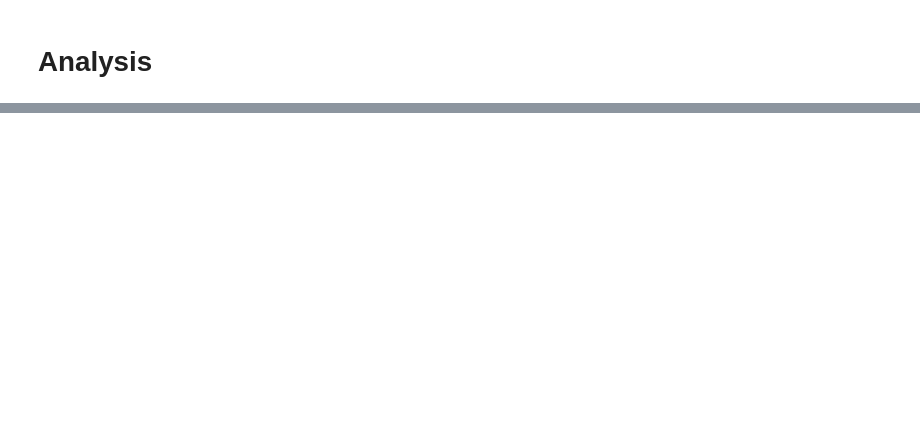
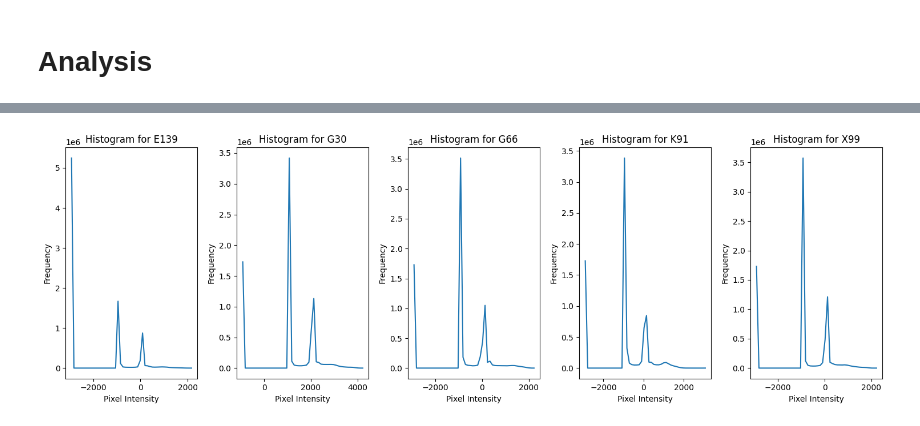
Before and after one commit to Charlie5545/data-specialist-challenge, a Jupyter notebook: Carlos_Gil_Data_Specialist_Methinks_Challenge.ipynb, the cells around one changed output, grey strips where cells are left out. Saved outputs shown, nothing was run; the diff lists cells and outputs as text; code cells hidden in the pictures; blank space fills up the shorter version.

```diff
--- a/Carlos_Gil_Data_Specialist_Methinks_Challenge.ipynb
+++ b/Carlos_Gil_Data_Specialist_Methinks_Challenge.ipynb
@@ -730,0 +1062,98 @@ array(['1\\1', '0.46875\\0.46875', '0.3828125\\0.3828125',
+# %%
+# Define the paths to the images and masks
+img_dir = 'data/imgs'  # Path to your imgs folder
+mask_dir = 'data/masks'  # Path to your masks folder
+
+# Function to load gzipped NIfTI files
+def load_gzipped_nifti_files(img_dir, mask_dir):
+    images = []
+    masks = []
+    patient_names = []
+    for img_file in sorted(os.listdir(img_dir)):
+        if img_file.endswith('.nii.gz'):  # Check for gzipped NIfTI images
+            img_path = os.path.join(img_dir, img_file)
+
+            # Create the corresponding mask filename
+            mask_file_name = img_file.replace('.nii.gz', '_mask.nii.gz')  # Mask files are gzipped too
+            mask_path = os.path.join(mask_dir, mask_file_name)
+
+            # Print paths for debugging
+            print(f"Loading image from: {img_path}")
+            print(f"Loading mask from: {mask_path}")
+
+            # Check if mask file exists
+            if not os.path.exists(mask_path):
+                print(f"Warning: Mask file {mask_path} does not exist. Skipping this file.")
+                continue
+
+            image = sitk.GetArrayFromImage(sitk.ReadImage(img_path))
+            mask = sitk.GetArrayFromImage(sitk.ReadImage(mask_path))
+            images.append(image)
+            masks.append(mask)
+            patient_names.append(img_file.split('.')[0])  # Extract patient name without the extension
+    return images, masks, patient_names
+
+# Load images and masks
+images, masks, patient_names = load_gzipped_nifti_files(img_dir, mask_dir)
+
+# 1. Compute the image histogram and identify abnormalities
+abnormal_images = []
+histograms = []
+for i, image in enumerate(images):
+    # Compute histogram
+    hist, bin_edges = np.histogram(image.flatten(), bins=50)
+    histograms.append((patient_names[i], hist, bin_edges))  # Store histogram with patient name
+
+    # Check for abnormality in histogram (customize this condition as needed)
+    if (np.max(hist) > 0.8 * len(image.flatten())) or (np.min(hist) < 0.1 * len(image.flatten())):
+        abnormal_images.append(i)
+
+# Plot all histograms side by side
+plt.figure(figsize=(15, 5))
+for i, (patient_name, hist, bin_edges) in enumerate(histograms):
+    plt.subplot(1, len(histograms), i + 1)
+    plt.title(f'Histogram for {patient_name}')
+    plt.xlabel('Pixel Intensity')
+    plt.ylabel('Frequency')
+    plt.plot(bin_edges[1:], hist)
+
+plt.tight_layout()
+plt.show()
+
+print("Abnormal images found at indices:", abnormal_images)
+
+# 2. Visualize the masked images for abnormal patients
+for idx in abnormal_images:
+    img = images[idx]
+    mask = masks[idx]
+
+    # Select the central slice
+    central_slice_index = img.shape[0] // 2
+    img_slice = img[central_slice_index]
+    mask_slice = mask[central_slice_index]
+
+    # Apply mask to image
+    masked_image = img_slice * mask_slice
+
+    # Visualization
+    plt.figure(figsize=(12, 6))
+
+    plt.subplot(1, 3, 1)
+    plt.title(f'Original Image Slice for {patient_names[idx]}')
+    plt.imshow(img_slice, cmap='gray', vmin=0, vmax=np.percentile(img_slice, 99))
+
+    plt.subplot(1, 3, 2)
+    plt.title(f'Mask for {patient_names[idx]}')
+    plt.imshow(mask_slice, cmap='gray', vmin=0, vmax=1)
+
+    plt.subplot(1, 3, 3)
+    plt.title(f'Masked Image Slice for {patient_names[idx]}')
+    plt.imshow(masked_image, cmap='gray', vmin=0, vmax=np.percentile(img_slice, 99))
+
+    plt.tight_layout()
+    plt.show()
+
+    # Comment on the region of interest based on histogram analysis
+    print(f"Analysis for Patient {patient_names[idx]}:")
+    print("Masked region corresponds to unusual pixel intensities as seen in the histogram.")
+# %% [output]
@@ -730,0 +1170 @@ array(['1\\1', '0.46875\\0.46875', '0.3828125\\0.3828125',
+[figure, added]
```
Also changed, not shown: parts of 44 cells of this notebook.
